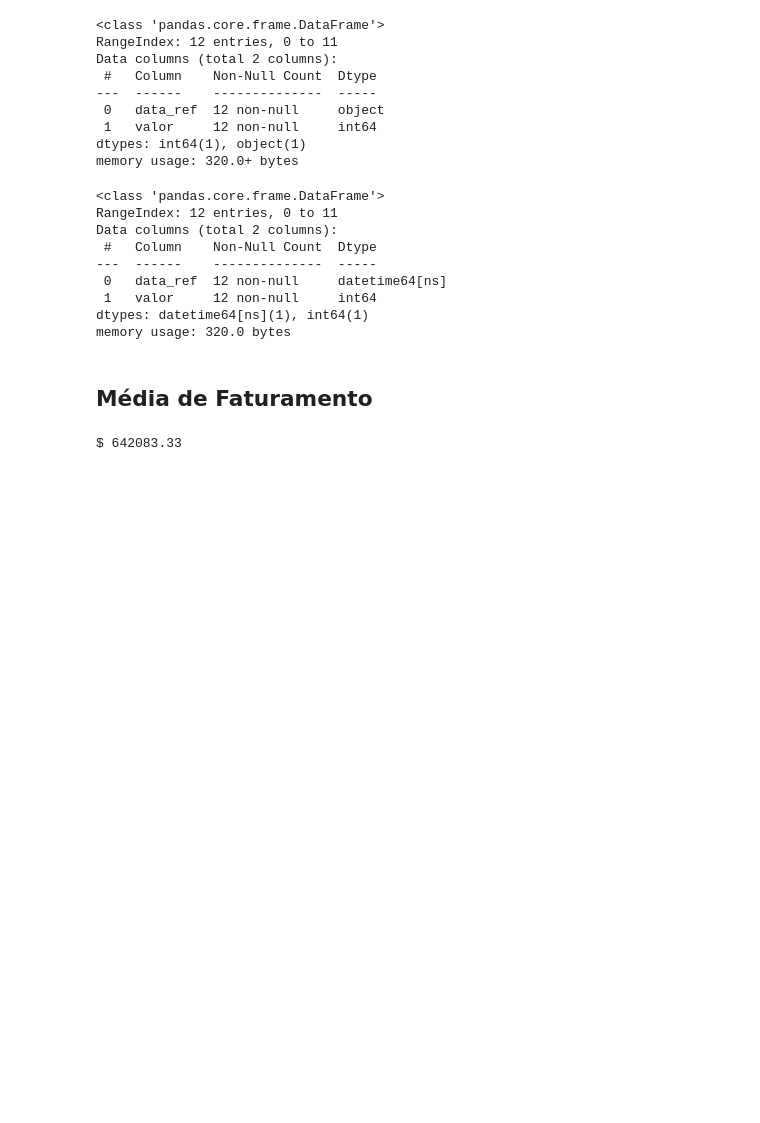
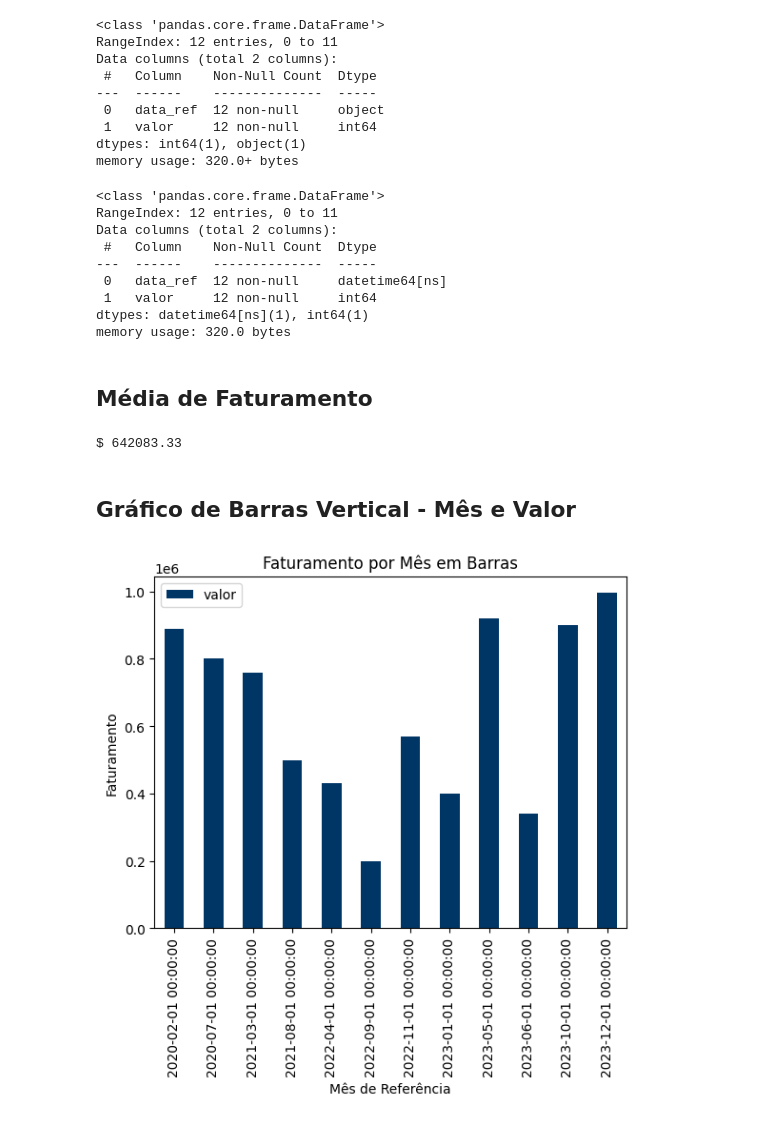
Before and after one commit to djovas/desafio_IA_RocketSeat, a Jupyter notebook: desafio.ipynb, the cells around one changed output. Saved outputs shown, nothing was run; the diff lists cells and outputs as text; code cells hidden in the pictures; blank space fills up the shorter version.

```diff
--- a/desafio.ipynb
+++ b/desafio.ipynb
@@ -114,3 +113,13 @@ media_faturamento = df_faturamento.valor.mean()
 print(f'$ {media_faturamento:.2f}')
 # %% [output]
 $ 642083.33
+# %% [markdown]
+## Gráfico de Barras Vertical - Mês e Valor
+# %%
+# Utilizei o sort_values para ordenar o mês de referência
+faturamento_bar = df_faturamento.sort_values('data_ref', ascending=True).plot.bar(
+    x='data_ref', y='valor', color="#003666",
+    title="Faturamento por Mês em Barras", xlabel='Mês de Referência', ylabel='Faturamento'
+)
+# %% [output]
+[figure, added]
```
Also changed, not shown: parts of 3 cells of this notebook.
